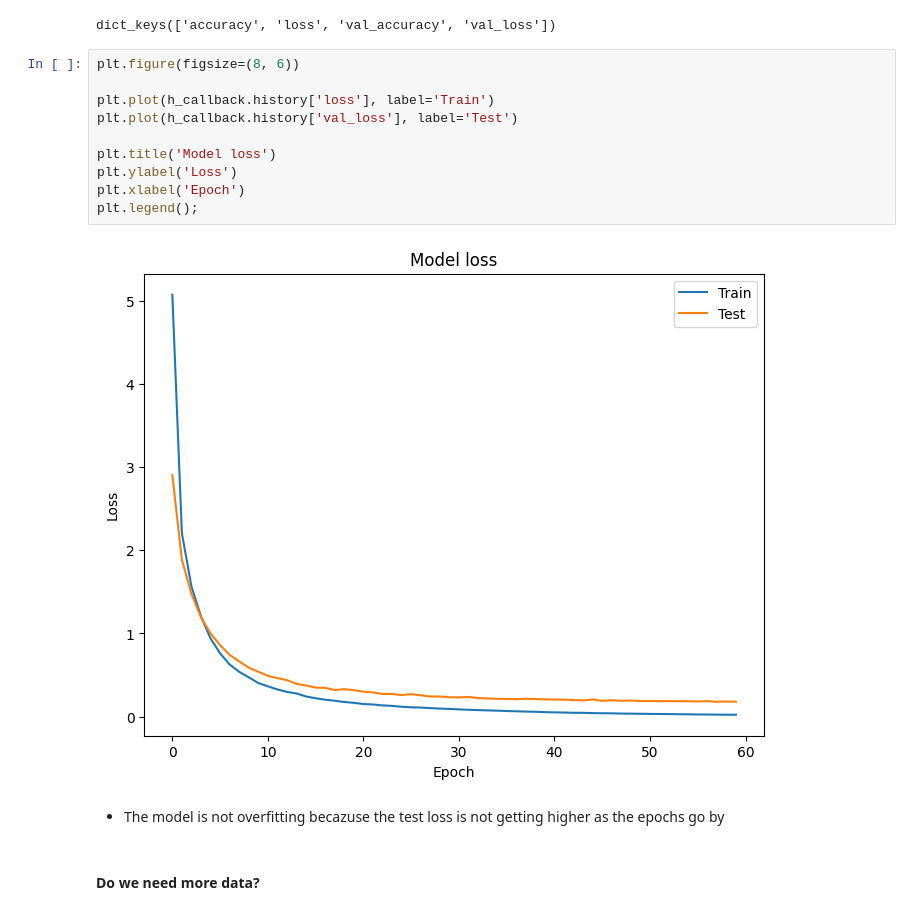
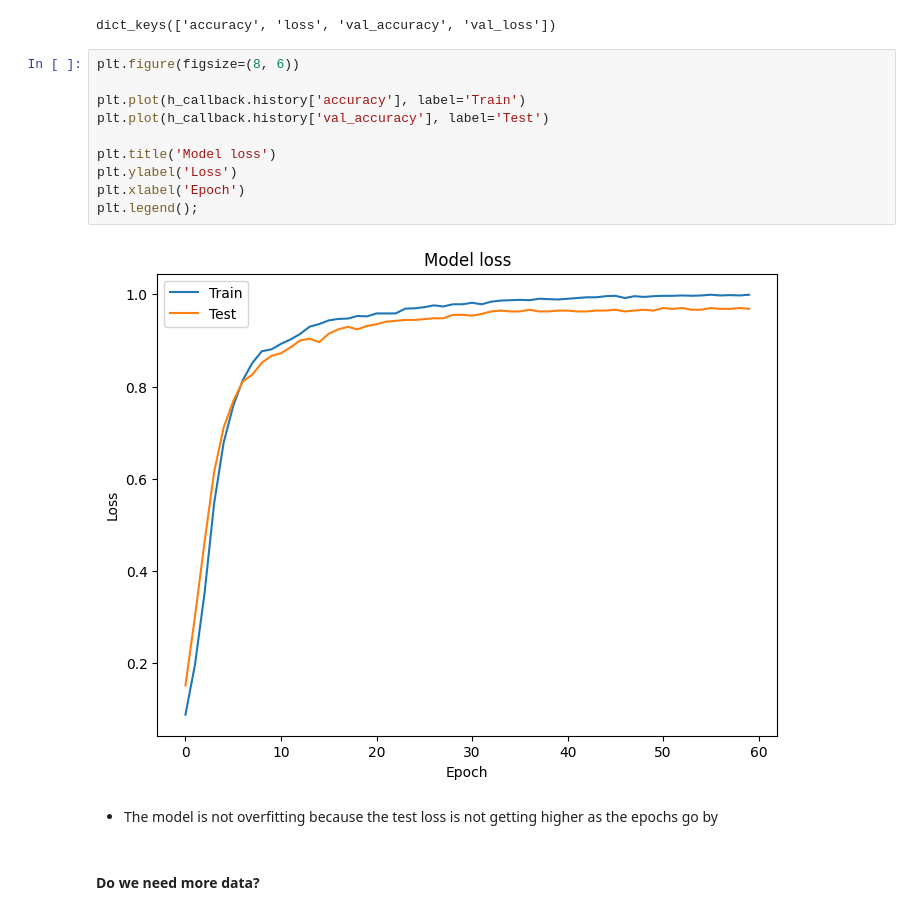
Before and after one commit to PaulToronto/DataCamp---Introduction-to-Deep-Learning-with-Keras, a Jupyter notebook: 1_3_Improving_Your_Model_Performance.ipynb, the cells around one changed output. Cells and saved outputs as stored; diff of their text form.

```diff
--- a/1_3_Improving_Your_Model_Performance.ipynb
+++ b/1_3_Improving_Your_Model_Performance.ipynb
@@ -255,16 +263,16 @@ dict_keys(['accuracy', 'loss', 'val_accuracy', 'val_loss'])
 # %%
 plt.figure(figsize=(8, 6))
 
-plt.plot(h_callback.history['loss'], label='Train')
-plt.plot(h_callback.history['val_loss'], label='Test')
+plt.plot(h_callback.history['accuracy'], label='Train')
+plt.plot(h_callback.history['val_accuracy'], label='Test')
 
 plt.title('Model loss')
 plt.ylabel('Loss')
 plt.xlabel('Epoch')
 plt.legend();
 # %% [output]
-[figure, old version]
+[figure, new version]
 # %% [markdown]
-- The model is not overfitting becazuse the test loss is not getting higher as the epochs go by
+- The model is not overfitting because the test loss is not getting higher as the epochs go by
 # %% [markdown]
 #### Do we need more data?
```
Also changed, not shown: parts of 10 cells of this notebook.
